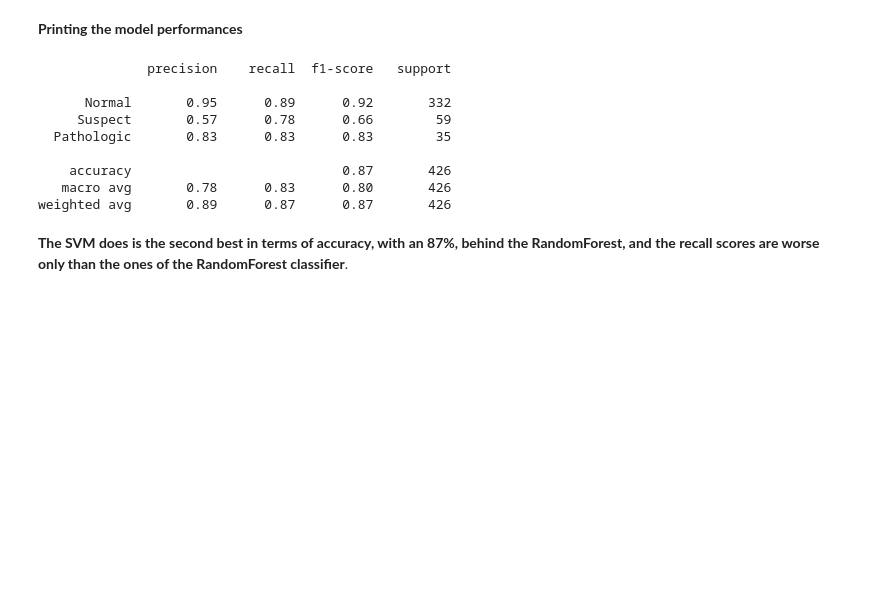
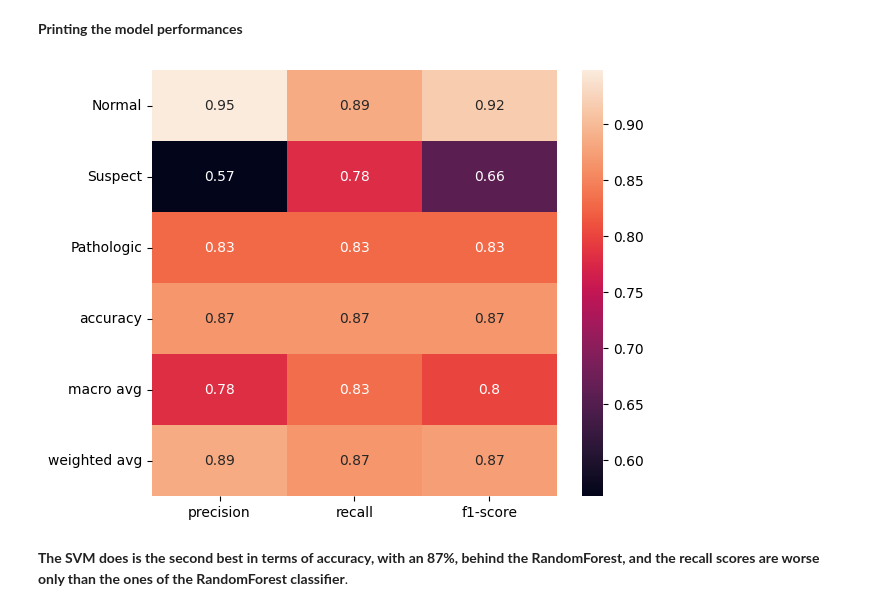
Before and after one commit to ginoferretti/data_challenge_eni, a Jupyter notebook: data_challenge_eni.ipynb, the cells around one changed output. Drawn from its saved outputs; the diff is of its cells as text; code cells hidden in the pictures; blank space fills up the shorter version.

```diff
--- a/data_challenge_eni.ipynb
+++ b/data_challenge_eni.ipynb
@@ -858,22 +858,14 @@ y_pred=sv.predict(X=X_test_std)
 # %% [markdown]
 **Printing the model performances**
 # %%
-sv_performances=classification_report(y_true=y_test, y_pred=y_pred, target_names=target_names)
+sv_performances=classification_report(y_true=y_test, y_pred=y_pred, target_names=target_names, output_dict=True)
 # .iloc[:-1, :] to exclude support
 sns.heatmap(pd.DataFrame(sv_performances).iloc[:-1, :].T, annot=True)
 plt.tight_layout()
 plt.savefig('Materiale_powerpoint/report_svm.png')
 plt.show()
 # %% [output]
-              precision    recall  f1-score   support
-
-      Normal       0.95      0.89      0.92       332
-     Suspect       0.57      0.78      0.66        59
-  Pathologic       0.83      0.83      0.83        35
-
-    accuracy                           0.87       426
-   macro avg       0.78      0.83      0.80       426
-weighted avg       0.89      0.87      0.87       426
+[figure, added]
 # %% [markdown]
 **The SVM does is the second best in terms of accuracy, with an 87%, behind the RandomForest, and the recall scores are worse only than the ones of the RandomForest classifier**.
 # %% [markdown]
```
Also changed, not shown: parts of 3 cells of this notebook.
